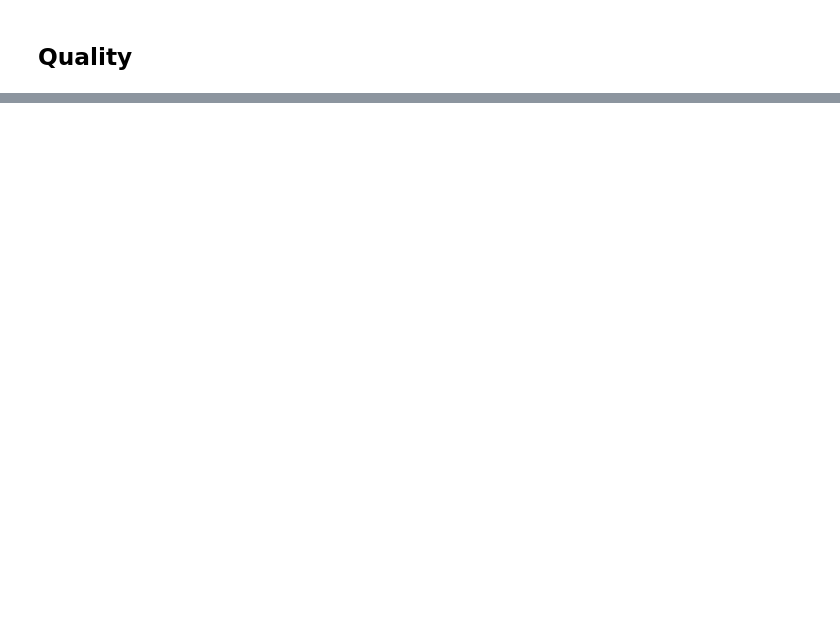
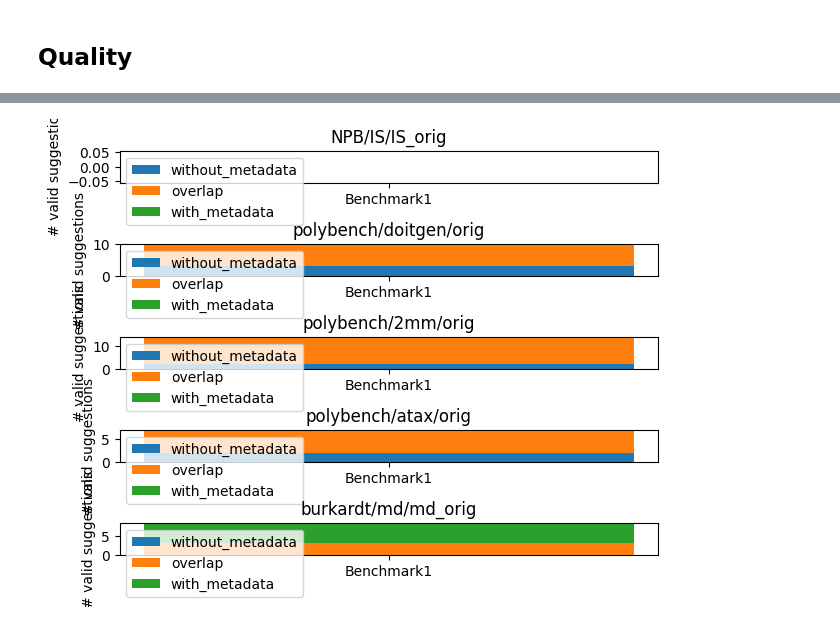
Before and after one commit to lukasrothenberger/measurement_harness, a Jupyter notebook: evaluation/dashboard.ipynb, the cells around one changed output, grey strips where cells are left out. Saved outputs shown, nothing was run; the diff lists cells and outputs as text; code cells hidden in the pictures; blank space fills up the shorter version.

```diff
--- a/evaluation/dashboard.ipynb
+++ b/evaluation/dashboard.ipynb
@@ -35,0 +68,5 @@ collect_so_data()
+# %%
+from create_suggestion_overlap_report import show_suggestion_overlap_report
+show_suggestion_overlap_report()
+# %% [output]
+[figure, added]
```
Also changed, not shown: parts of 12 cells of this notebook, 7 other files.
